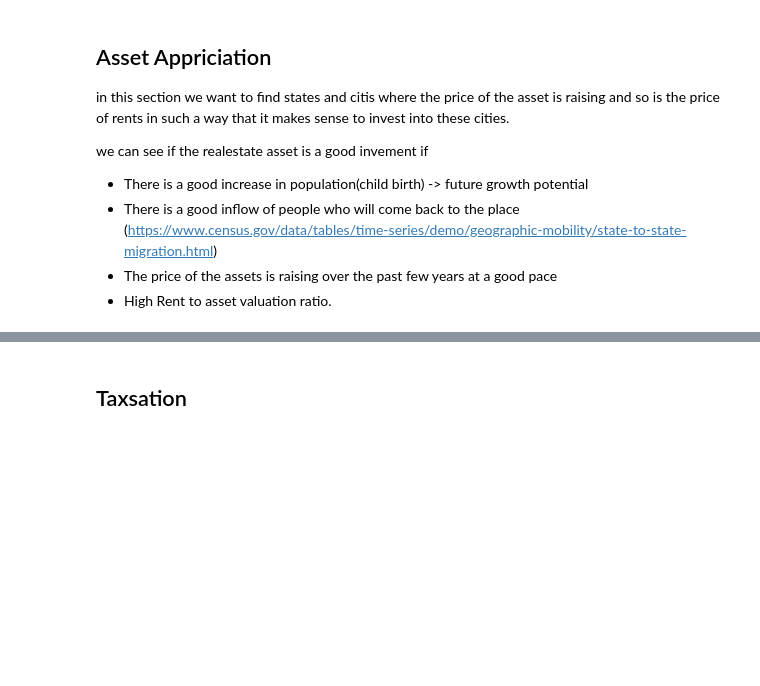
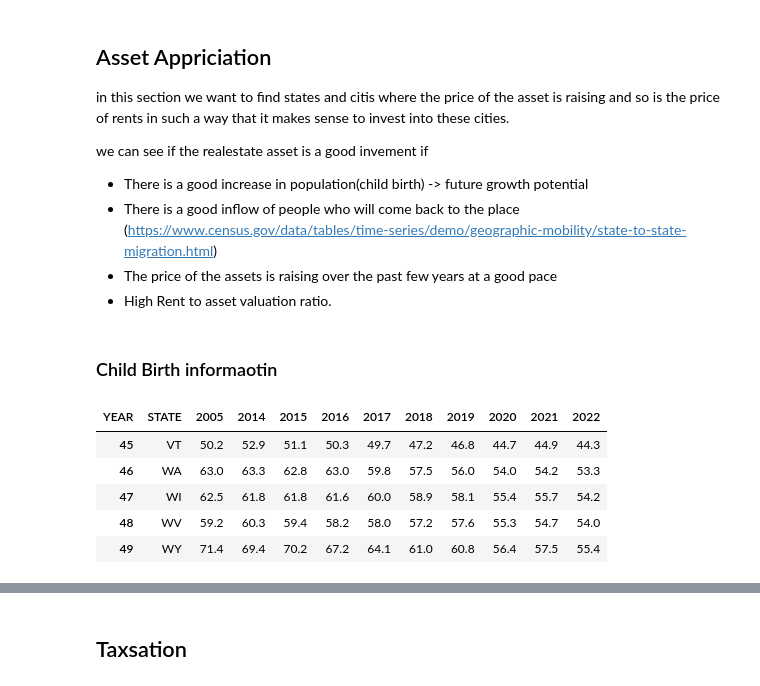
Before and after one commit to SahithKancharla/PersonalAutomations, a Jupyter notebook: RealEstateAnalysis/Research/app.ipynb, the cells around one changed output, grey strips where cells are left out. Drawn from its saved outputs; the diff is of its cells as text; code cells hidden in the pictures; blank space fills up the shorter version.

```diff
--- a/RealEstateAnalysis/Research/app.ipynb
+++ b/RealEstateAnalysis/Research/app.ipynb
@@ -790,3 +790,5 @@ we can see if the realestate asset is a good invement if
 -   There is a good inflow of people who will come back to the place (https://www.census.gov/data/tables/time-series/demo/geographic-mobility/state-to-state-migration.html)
 -   The price of the assets is raising over the past few years at a good pace
 -   High Rent to asset valuation ratio.
+# %% [markdown]
+### Child Birth informaotin ##
@@ -792,0 +806,25 @@ we can see if the realestate asset is a good invement if
+# %%
+# Load the CSV file into a DataFrame
+df_child_birth = pd.read_csv("Data/Child_birth_rate.csv", header=0)
+
+# Strip any leading/trailing whitespace from the 'STATE' column
+df_child_birth['STATE'] = df_child_birth['STATE'].str.strip()
+
+# Convert 'FERTILITY RATE' to numeric, coercing errors to NaN (in case there are any invalid values)
+df_child_birth['FERTILITY RATE'] = pd.to_numeric(df_child_birth['FERTILITY RATE'], errors='coerce')
+
+# Pivot the data to organize it by state and year with fertility rates as the values
+df_pivot = df_child_birth.pivot(index="STATE", columns="YEAR", values="FERTILITY RATE")
+
+# Reset index to make it cleaner (so the STATE is a regular column again)
+df_pivot = df_pivot.reset_index()
+
+# Display the transformed DataFrame
+df_pivot.tail(5)
+# %% [output]
+| YEAR | STATE | 2005 | 2014 | 2015 | 2016 | 2017 | 2018 | 2019 | 2020 | 2021 | 2022 |
+| 45 | VT | 50.2 | 52.9 | 51.1 | 50.3 | 49.7 | 47.2 | 46.8 | 44.7 | 44.9 | 44.3 |
+| 46 | WA | 63.0 | 63.3 | 62.8 | 63.0 | 59.8 | 57.5 | 56.0 | 54.0 | 54.2 | 53.3 |
+| 47 | WI | 62.5 | 61.8 | 61.8 | 61.6 | 60.0 | 58.9 | 58.1 | 55.4 | 55.7 | 54.2 |
+| 48 | WV | 59.2 | 60.3 | 59.4 | 58.2 | 58.0 | 57.2 | 57.6 | 55.3 | 54.7 | 54.0 |
+| 49 | WY | 71.4 | 69.4 | 70.2 | 67.2 | 64.1 | 61.0 | 60.8 | 56.4 | 57.5 | 55.4 |
```
Also changed, not shown: parts of 4 cells of this notebook, 2 other files.
